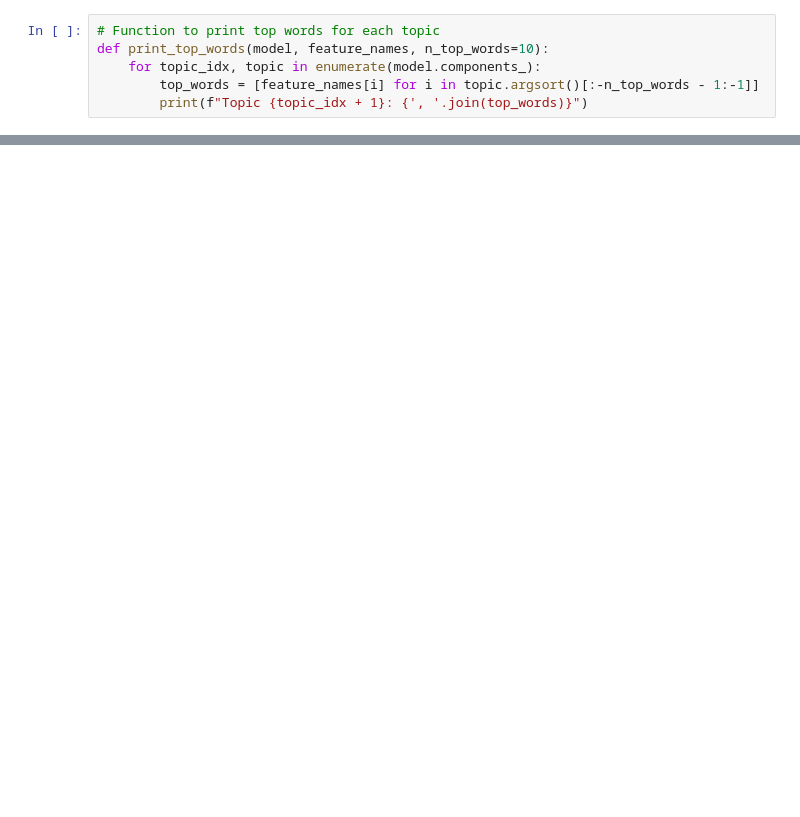
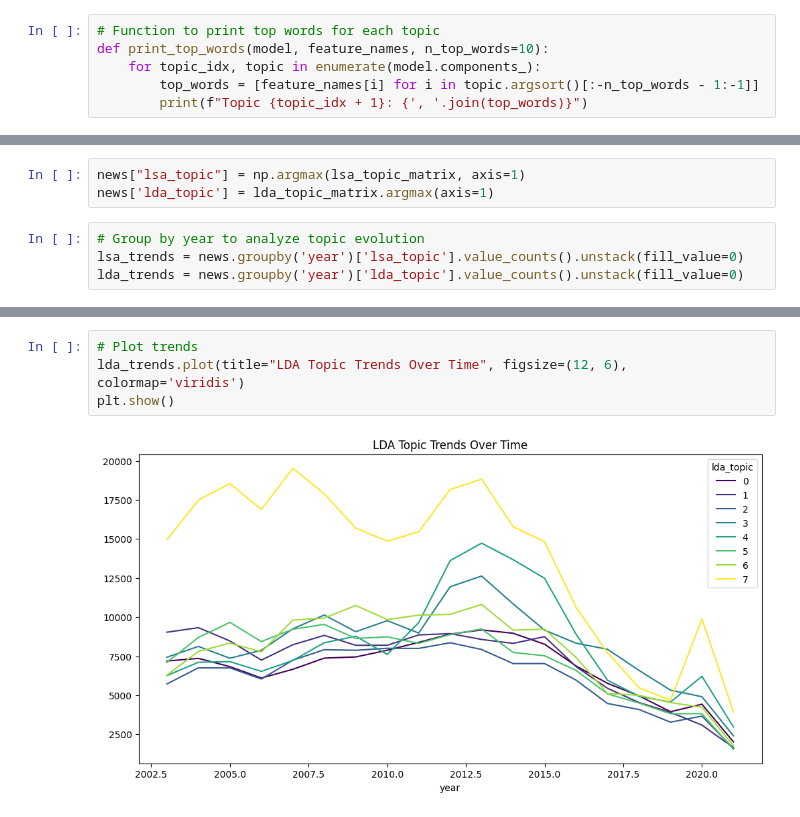
Before and after one commit to voira/text_mining_a1, a Jupyter notebook: project2.ipynb, the cells around one changed output, grey strips where cells are left out. Drawn from its saved outputs; the diff is of its cells as text; blank space fills up the shorter version.

```diff
--- a/project2.ipynb
+++ b/project2.ipynb
@@ -159,0 +203,7 @@ Topic 8: change, new, government, pay, say, wa, climate, govt, farmer, labor
+# %%
+news["lsa_topic"] = np.argmax(lsa_topic_matrix, axis=1)
+news['lda_topic'] = lda_topic_matrix.argmax(axis=1)
+# %%
+# Group by year to analyze topic evolution
+lsa_trends = news.groupby('year')['lsa_topic'].value_counts().unstack(fill_value=0)
+lda_trends = news.groupby('year')['lda_topic'].value_counts().unstack(fill_value=0)
@@ -159,0 +231,6 @@ Topic 8: change, new, government, pay, say, wa, climate, govt, farmer, labor
+# %%
+# Plot trends
+lda_trends.plot(title="LDA Topic Trends Over Time", figsize=(12, 6), colormap='viridis')
+plt.show()
+# %% [output]
+[figure, added]
```
Also changed, not shown: parts of 16 cells of this notebook.
